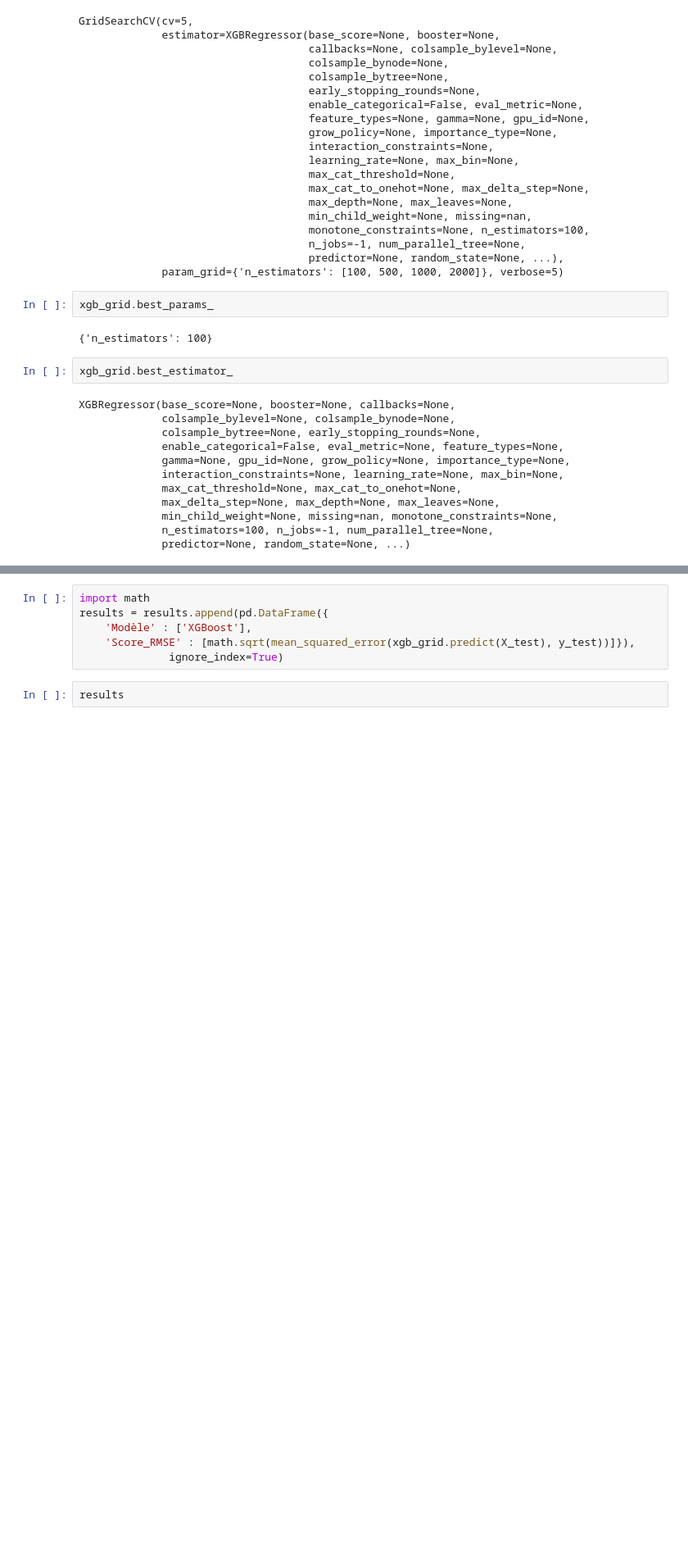
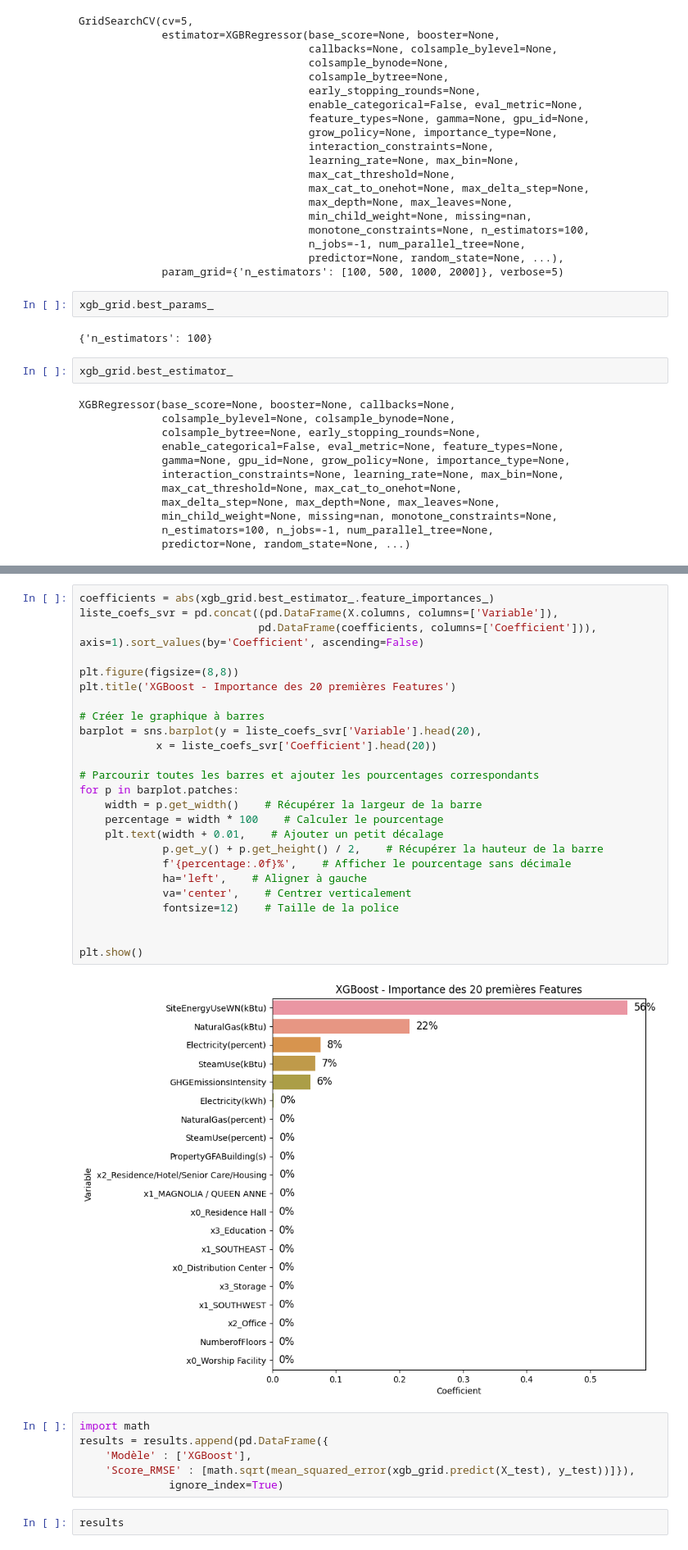
Before and after one commit to wdavid93/OpenClassRoom, a Jupyter notebook: Projet_4/Modele_final_TotalGHGEmissions_v2.ipynb, the cells around one changed output, grey strips where cells are left out. Shown at 82% size. Saved outputs shown, nothing was run; the diff lists cells and outputs as text; blank space fills up the shorter version.

```diff
--- a/Projet_4/Modele_final_TotalGHGEmissions_v2.ipynb
+++ b/Projet_4/Modele_final_TotalGHGEmissions_v2.ipynb
@@ -877,3 +960,30 @@ array([6.5366291e-03, 7.3878895e-03, 2.6818942e-03, 4.8650312e-03,
+# %%
+coefficients = abs(xgb_grid.best_estimator_.feature_importances_)
+liste_coefs_svr = pd.concat((pd.DataFrame(X.columns, columns=['Variable']),
+                            pd.DataFrame(coefficients, columns=['Coefficient'])), axis=1).sort_values(by='Coefficient', ascending=False)
+
+plt.figure(figsize=(8,8))
+plt.title('XGBoost - Importance des 20 premières Features')
+
+# Créer le graphique à barres
+barplot = sns.barplot(y = liste_coefs_svr['Variable'].head(20),
+            x = liste_coefs_svr['Coefficient'].head(20))
+
+# Parcourir toutes les barres et ajouter les pourcentages correspondants
+for p in barplot.patches:
+    width = p.get_width()    # Récupérer la largeur de la barre
+    percentage = width * 100    # Calculer le pourcentage
+    plt.text(width + 0.01,    # Ajouter un petit décalage
+             p.get_y() + p.get_height() / 2,    # Récupérer la hauteur de la barre
+             f'{percentage:.0f}%',    # Afficher le pourcentage sans décimale
+             ha='left',    # Aligner à gauche
+             va='center',    # Centrer verticalement
+             fontsize=12)    # Taille de la police
+
+
+plt.show()
+# %% [output]
+[figure, added]
 # %%
 import math
 results = results.append(pd.DataFrame({
```
Also changed, not shown: parts of 69 cells of this notebook, 12 other files.
